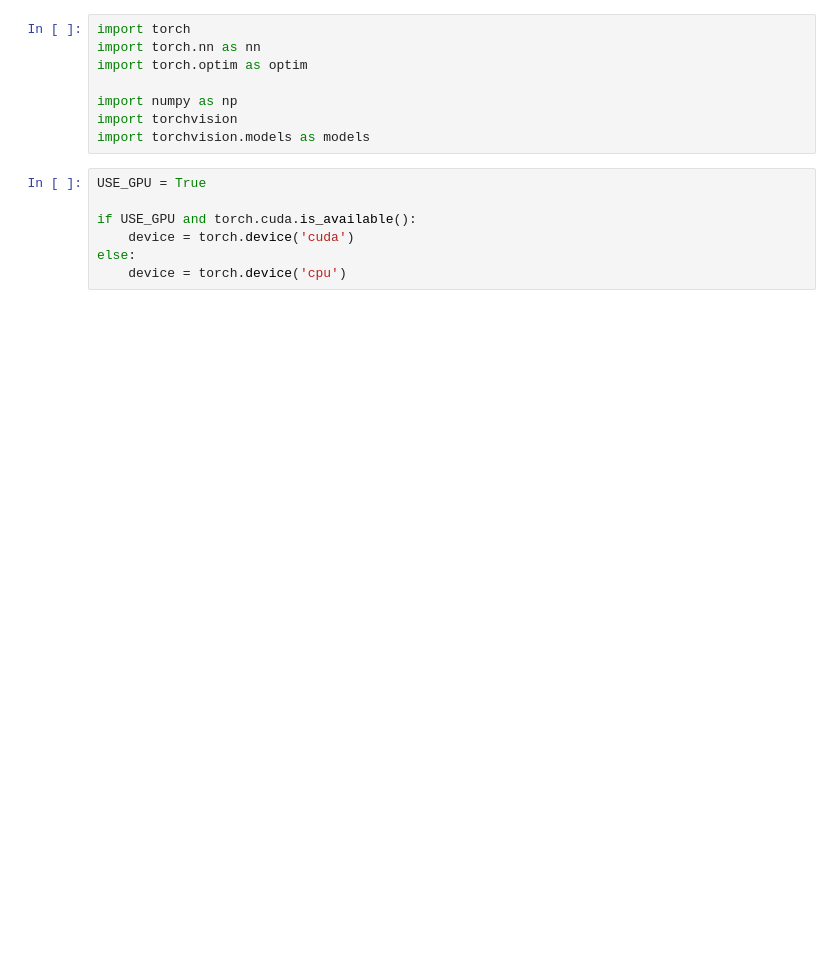
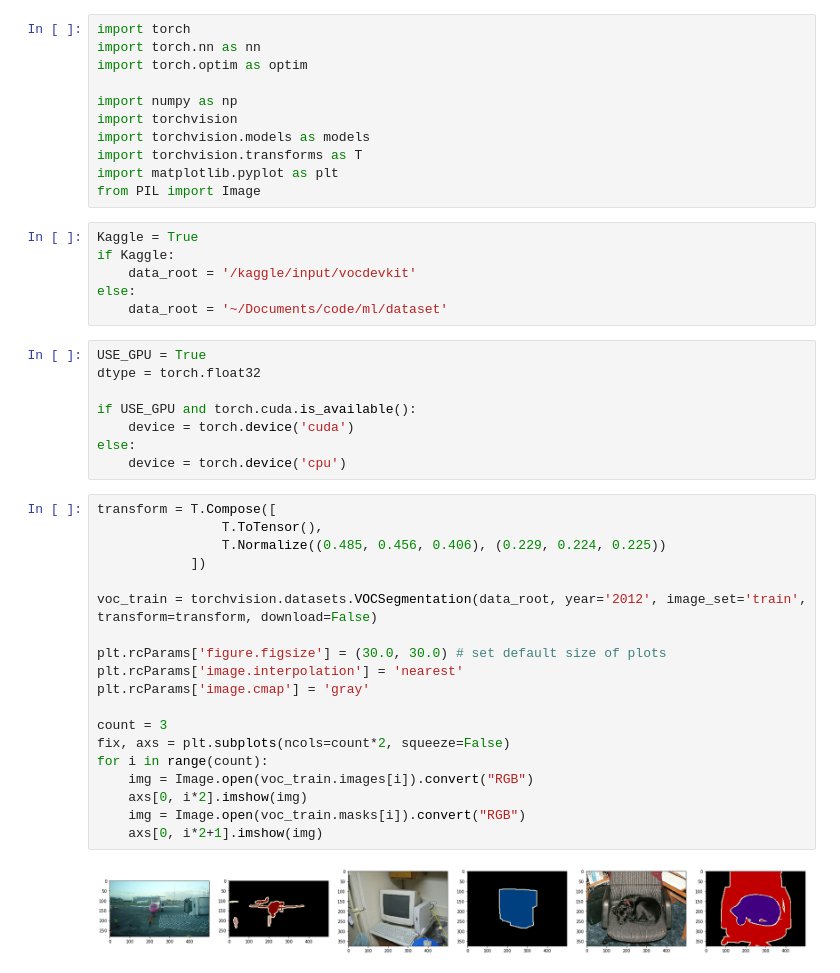
Before and after one commit to beijie001/DilatedConvNet, a Jupyter notebook: dilation.ipynb, the cells around one changed output. Saved outputs shown, nothing was run; the diff lists cells and outputs as text; blank space fills up the shorter version.

```diff
--- a/dilation.ipynb
+++ b/dilation.ipynb
@@ -6,11 +35,42 @@ import torch.optim as optim
 import numpy as np
 import torchvision
 import torchvision.models as models
+import torchvision.transforms as T
+import matplotlib.pyplot as plt
+from PIL import Image
+# %%
+Kaggle = True
+if Kaggle:
+    data_root = '/kaggle/input/vocdevkit'
+else:
+    data_root = '~/Documents/code/ml/dataset'
 # %%
 USE_GPU = True
+dtype = torch.float32
 
 if USE_GPU and torch.cuda.is_available():
     device = torch.device('cuda')
 else:
     device = torch.device('cpu')
+# %%
+transform = T.Compose([
+                T.ToTensor(),
+                T.Normalize((0.485, 0.456, 0.406), (0.229, 0.224, 0.225))
+            ])
+
+voc_train = torchvision.datasets.VOCSegmentation(data_root, year='2012', image_set='train', transform=transform, download=False)
+
+plt.rcParams['figure.figsize'] = (30.0, 30.0) # set default size of plots
+plt.rcParams['image.interpolation'] = 'nearest'
+plt.rcParams['image.cmap'] = 'gray'
+
+count = 3
+fix, axs = plt.subplots(ncols=count*2, squeeze=False)
+for i in range(count):
+    img = Image.open(voc_train.images[i]).convert("RGB")
+    axs[0, i*2].imshow(img)
+    img = Image.open(voc_train.masks[i]).convert("RGB")
+    axs[0, i*2+1].imshow(img)
+# %% [output]
+[figure, added]
 # %%
```
Also changed, not shown: parts of 7 cells of this notebook.
